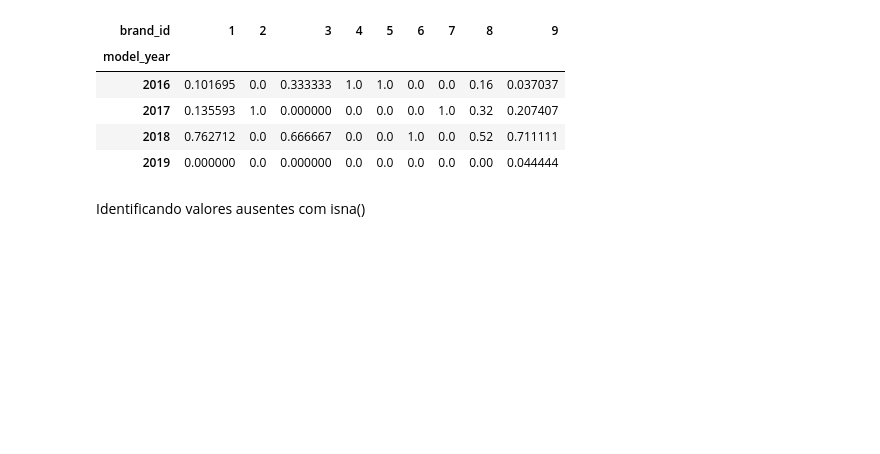
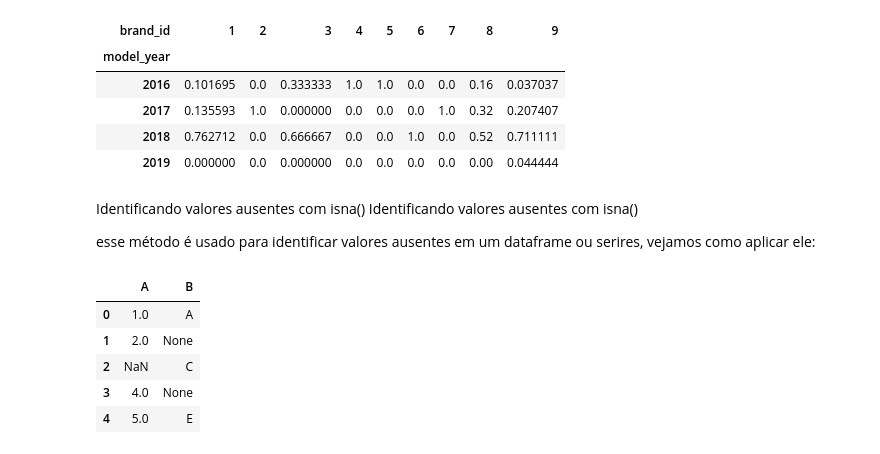
Before and after one commit to alencargthiago/Python_exercises, a Jupyter notebook: pandas_part2.ipynb, the cells around one changed output. Drawn from its saved outputs; the diff is of its cells as text; code cells hidden in the pictures; blank space fills up the shorter version.

```diff
--- a/pandas_part2.ipynb
+++ b/pandas_part2.ipynb
@@ -629,5 +629,22 @@ pd.crosstab(prod_df['model_year'], prod_df['brand_id']).apply(lambda r: r/r.sum(
 | 2017 | 0.135593 | 1.0 | 0.000000 | 0.0 | 0.0 | 0.0 | 1.0 | 0.32 | 0.207407 |
 | 2018 | 0.762712 | 0.0 | 0.666667 | 0.0 | 0.0 | 1.0 | 0.0 | 0.52 | 0.711111 |
 | 2019 | 0.000000 | 0.0 | 0.000000 | 0.0 | 0.0 | 0.0 | 0.0 | 0.00 | 0.044444 |
-# %% [markdown]
-Identificando valores ausentes com isna()
+# %% [markdown]
+Identificando valores ausentes com isna()
+Identificando valores ausentes com isna()
+
+esse método é usado para identificar valores ausentes em um dataframe ou serires, vejamos como aplicar ele:
+# %%
+df= pd.DataFrame({
+        'A':[1,2, None, 4, 5],
+        'B':['A', None, 'C', None, 'E']
+
+    })
+df
+# %% [output]
+|  | A | B |
+| 0 | 1.0 | A |
+| 1 | 2.0 | None |
+| 2 | NaN | C |
+| 3 | 4.0 | None |
+| 4 | 5.0 | E |
```
Also changed, not shown: parts of 11 cells of this notebook, 1 other file.
